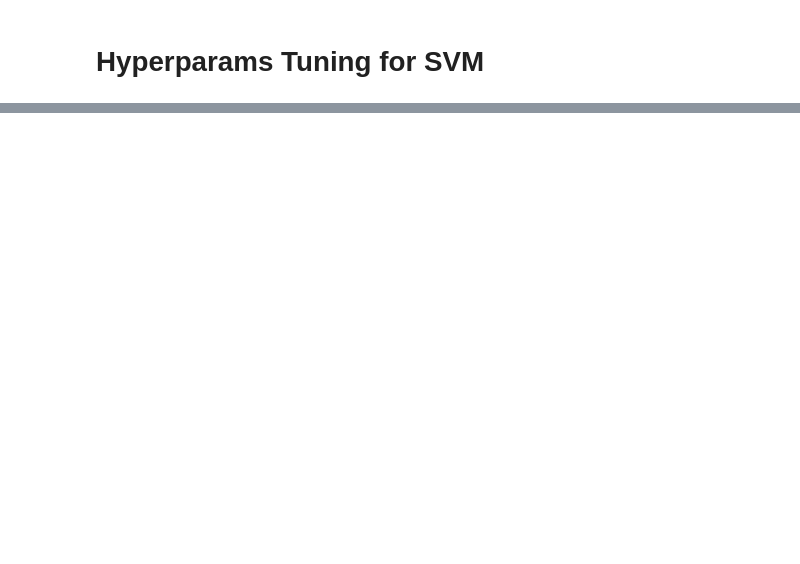
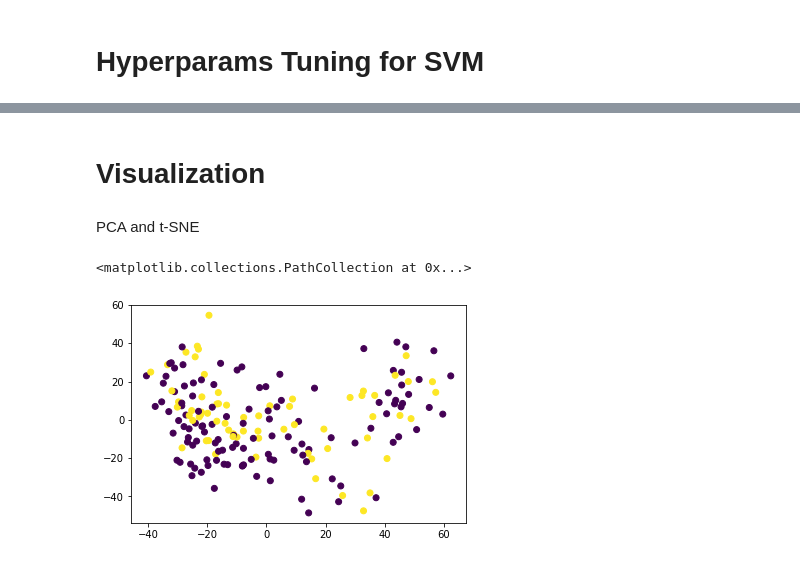
Before and after one commit to salelkafrawy/breast_cancer_relapse, a Jupyter notebook: Breast_Cancer_Project.ipynb, the cells around one changed output, grey strips where cells are left out. Saved outputs shown, nothing was run; the diff lists cells and outputs as text; code cells hidden in the pictures; blank space fills up the shorter version.

Commit message:
tpot trial - pca and tsne visualization

```diff
--- a/Breast_Cancer_Project.ipynb
+++ b/Breast_Cancer_Project.ipynb
@@ -133,0 +200,19 @@ len(clf.support_vectors_)
+# %% [markdown]
+# Visualization
+# %% [markdown]
+ PCA and t-SNE
+# %%
+
+
+pca = PCA(n_components=3)
+pca_result = pca.fit_transform(x)
+
+df['pca-one'] = pca_result[:,0]
+df['pca-two'] = pca_result[:,1]
+df['pca-three'] = pca_result[:,2]
+
+
+plt.scatter(df['pca-one'], df['pca-two'], c = df['y'])
+# %% [output]
+<matplotlib.collections.PathCollection at 0x...>
+[figure, added]
```
Also changed, not shown: parts of 22 cells of this notebook, 1 other file.
